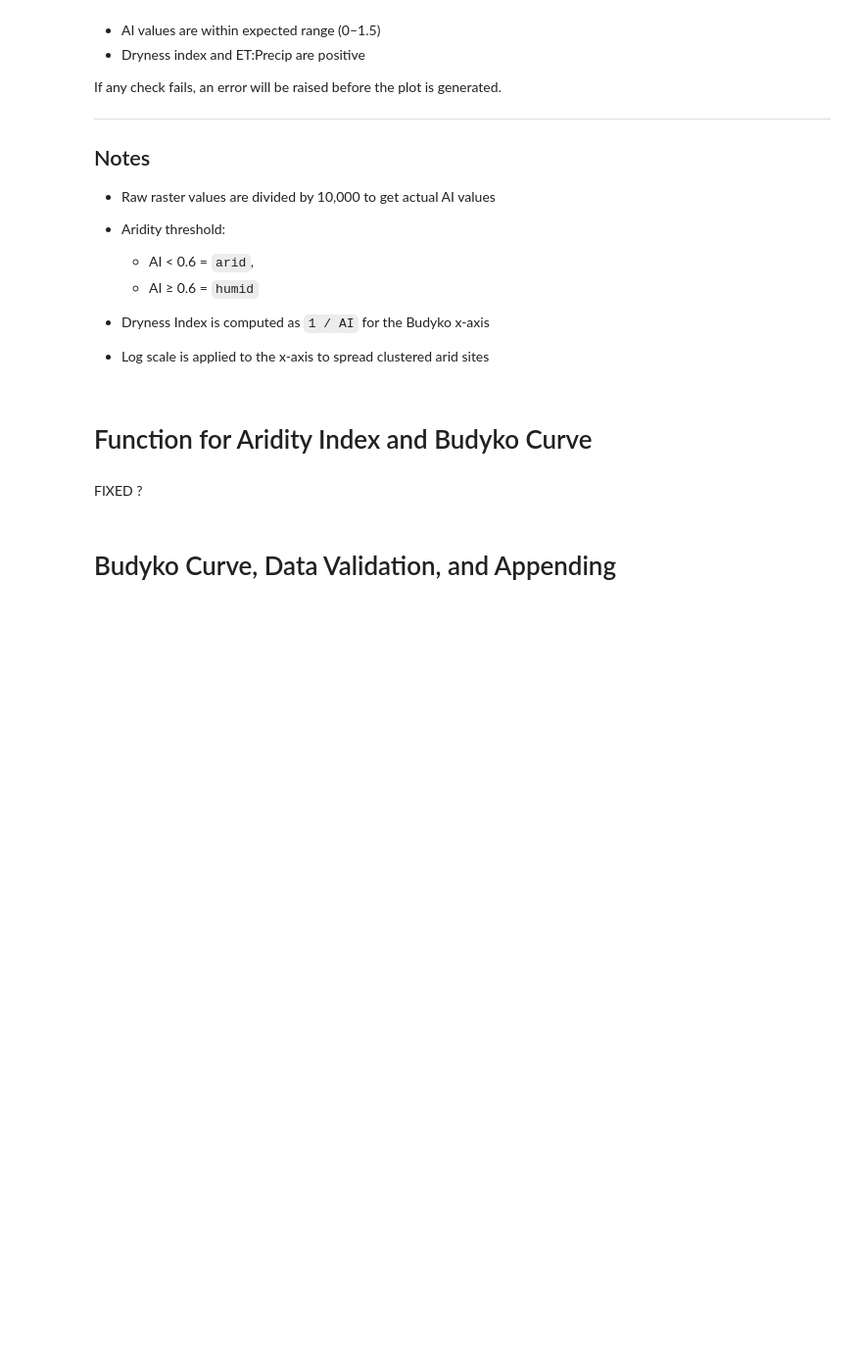
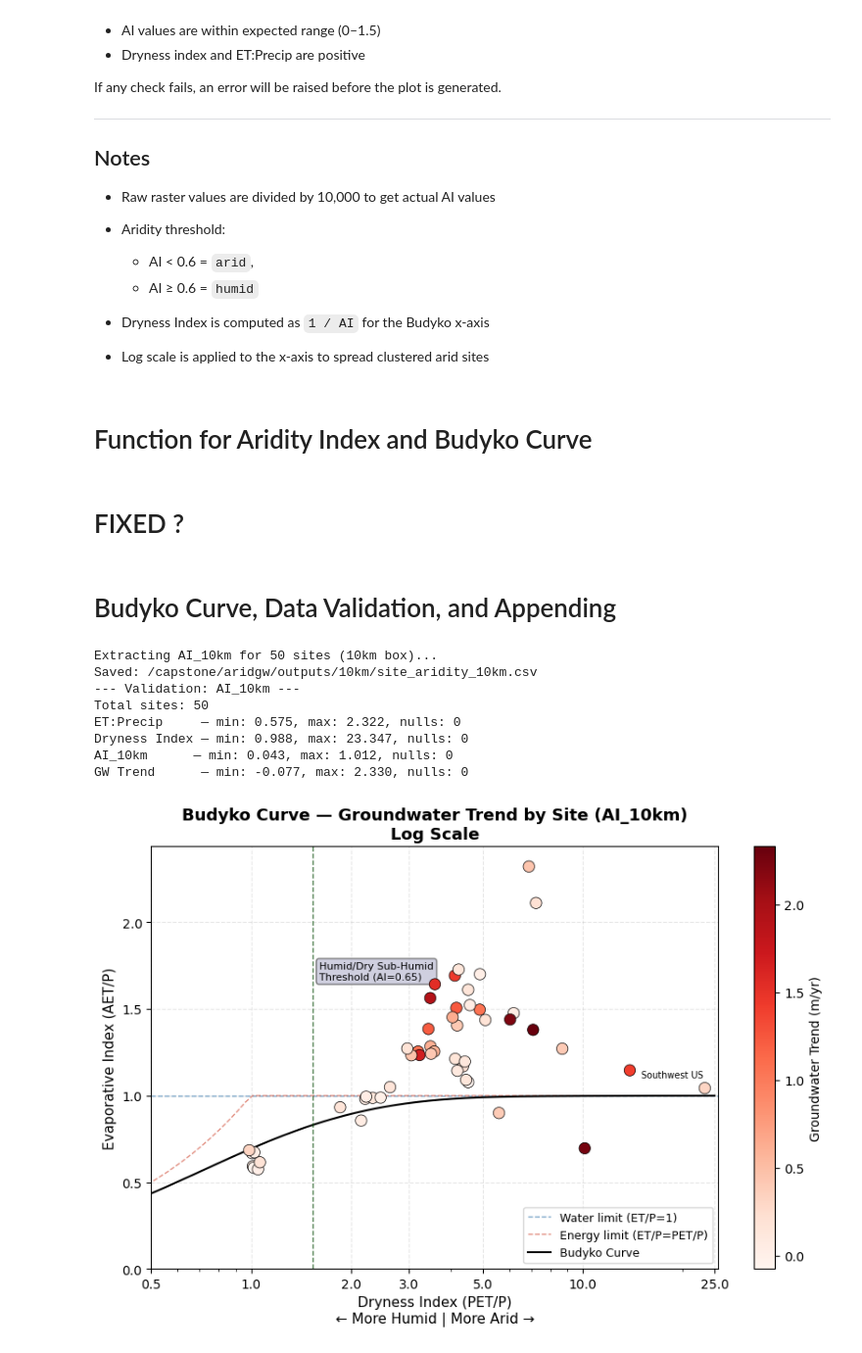
Before and after one commit to meds-AridGW/ET_GW_analysis_workflow, a Jupyter notebook: aridity_index/aridity_index.ipynb, the cells around one changed output. Shown at 98% size. Saved outputs shown, nothing was run; the diff lists cells and outputs as text; code cells hidden in the pictures; blank space fills up the shorter version.

Commit message:
Fix budyko curve output with annotation and append into master csv - et_precipt_ratio_#km.csv.

```diff
--- a/aridity_index/aridity_index.ipynb
+++ b/aridity_index/aridity_index.ipynb
@@ -554,7 +554,7 @@ if __name__ == "__main__":
         area_label="1km",            # CHANGE HERE — match area_label (e.g. "2km")
     )
 # %% [markdown]
-FIXED ?
+# FIXED ?
 # %%
 # Libraries
 import numpy as np
@@ -716,7 +719,7 @@ def plot_budyko(summary_csv: str, aridity_df: pd.DataFrame, ai_col: str, area_la
 
     # Vertical line — Arid/Humid threshold (1 / 0.65 = 1.538)
     ax.axvline(x=1.538, color='#004700', linestyle='--', linewidth=1, alpha=0.7)
-    ax.annotate('Arid/Humid\nThreshold (AI=0.65)',
+    ax.annotate('Humid/Dry Sub-Humid\nThreshold (AI=0.65)',
                 xy=(1.538, ax.get_ylim()[1] * 0.7),
                 xytext=(5, -5), textcoords='offset points',
                 fontsize=8, color='black',
@@ -733,10 +736,9 @@ def plot_budyko(summary_csv: str, aridity_df: pd.DataFrame, ai_col: str, area_la
     ax.legend(fontsize=9)
     ax.grid(True, linestyle="--", alpha=0.3)
 
-    plt.tight_layout()
-    plt.savefig(f"budyko_curve_{ai_col}_xlog.png", dpi=150)
+    # Save figure
+    #plt.savefig(f"budyko_curve_{ai_col}_xlog.png", dpi=150)
     plt.show()
-    print(f"Saved: budyko_curve_{ai_col}_xlog.png")
 
 
 # ── Step 3: Append Aridity to Master CSV ─────────────────────────────────────
@@ -760,42 +762,56 @@ def append_aridity(et_csv: str, aridity_df: pd.DataFrame, ai_col: str, area_labe
     et_df = et_df.drop(columns=cols_to_drop)
 
     # Merge only AI and aridity_class columns on site_id
     ai_cols = aridity_df[["site_id", ai_col, "aridity_class"]].drop_duplicates()
     ai_cols = ai_cols.rename(columns={"aridity_class": aridity_col})
+
+    # Left join
     et_df = et_df.merge(ai_cols, on="site_id", how="left")
 
-    et_df.to_csv(et_csv, index=False)
-    print(f"Appended {ai_col} and {aridity_col} to: {et_csv}")
-    print(f"Columns: {et_df.columns.tolist()}")
+    # Uncomment to save in desired output folder
+    # et_df.to_csv(et_csv, index=False)
+    # print(f"Appended {ai_col} and {aridity_col} to: {et_csv}")
+    # print(f"Columns: {et_df.columns.tolist()}")
 
 
 # ── Use Functions ─────────────────────────────────────────────────────────────
 # To run for a different bounding box:
 #   1. Update SITES_CSV, SUMMARY_CSV, ET_CSV paths at the top
 #   2. Change bbox_km, area_label, ai_col in the function calls below
 # =============================================================================
 
 if __name__ == "__main__":
+
     # Step 1 — Extract aridity
-    aridity_1km = extract_aridity(   # CHANGE HERE — variable name (e.g. aridity_2km)
-        bbox_km=1,                   # CHANGE HERE — bounding box size (e.g. 2)
-        area_label="1km",            # CHANGE HERE — label (e.g. "2km")
+    aridity_10km = extract_aridity(                 # CHANGE HERE — variable name (e.g. aridity_2km)
+        bbox_km=10,                                 # CHANGE HERE — bounding box size (e.g. 2)
+        area_label="10km",                          # CHANGE HERE — label (e.g. "2km")
         sites_csv=SITES_CSV,
         aridity_tif=ARIDITY_TIF
     )
 
     # Step 2 — Plot Budyko curve
     plot_budyko(
         summary_csv=SUMMARY_CSV,
-        aridity_df=aridity_1km,      # CHANGE HERE — match variable from Step 1
-        ai_col="AI_1km",             # CHANGE HERE — match area_label (e.g. "AI_2km")
-        area_label="1km",            # CHANGE HERE — match area_label (e.g. "2km")
+        aridity_df=aridity_10km,                    # CHANGE HERE — match variable from Step 1
+        ai_col="AI_10km",                           # CHANGE HERE — match area_label (e.g. "AI_2km")
+        area_label="10km",                          # CHANGE HERE — match area_label (e.g. "2km")
     )
 
     # Step 3 — Append aridity columns to master ET:Precip CSV
     append_aridity(
         et_csv=ET_CSV,
-        aridity_df=aridity_1km,      # CHANGE HERE — match variable from Step 1
-        ai_col="AI_1km",             # CHANGE HERE — match area_label (e.g. "AI_2km")
-        area_label="1km",            # CHANGE HERE — match area_label (e.g. "2km")
+        aridity_df=aridity_10km,                    # CHANGE HERE — match variable from Step 1
+        ai_col="AI_10km",                           # CHANGE HERE — match area_label (e.g. "AI_2km")
+        area_label="10km",                          # CHANGE HERE — match area_label (e.g. "2km")
     )
+# %% [output]
+Extracting AI_10km for 50 sites (10km box)...
+Saved: /capstone/aridgw/outputs/10km/site_aridity_10km.csv
+--- Validation: AI_10km ---
+Total sites: 50
+ET:Precip     — min: 0.575, max: 2.322, nulls: 0
+Dryness Index — min: 0.988, max: 23.347, nulls: 0
+AI_10km      — min: 0.043, max: 1.012, nulls: 0
+GW Trend      — min: -0.077, max: 2.330, nulls: 0
+[figure, added]
```
Also changed, not shown: parts of 1 cell of this notebook.
